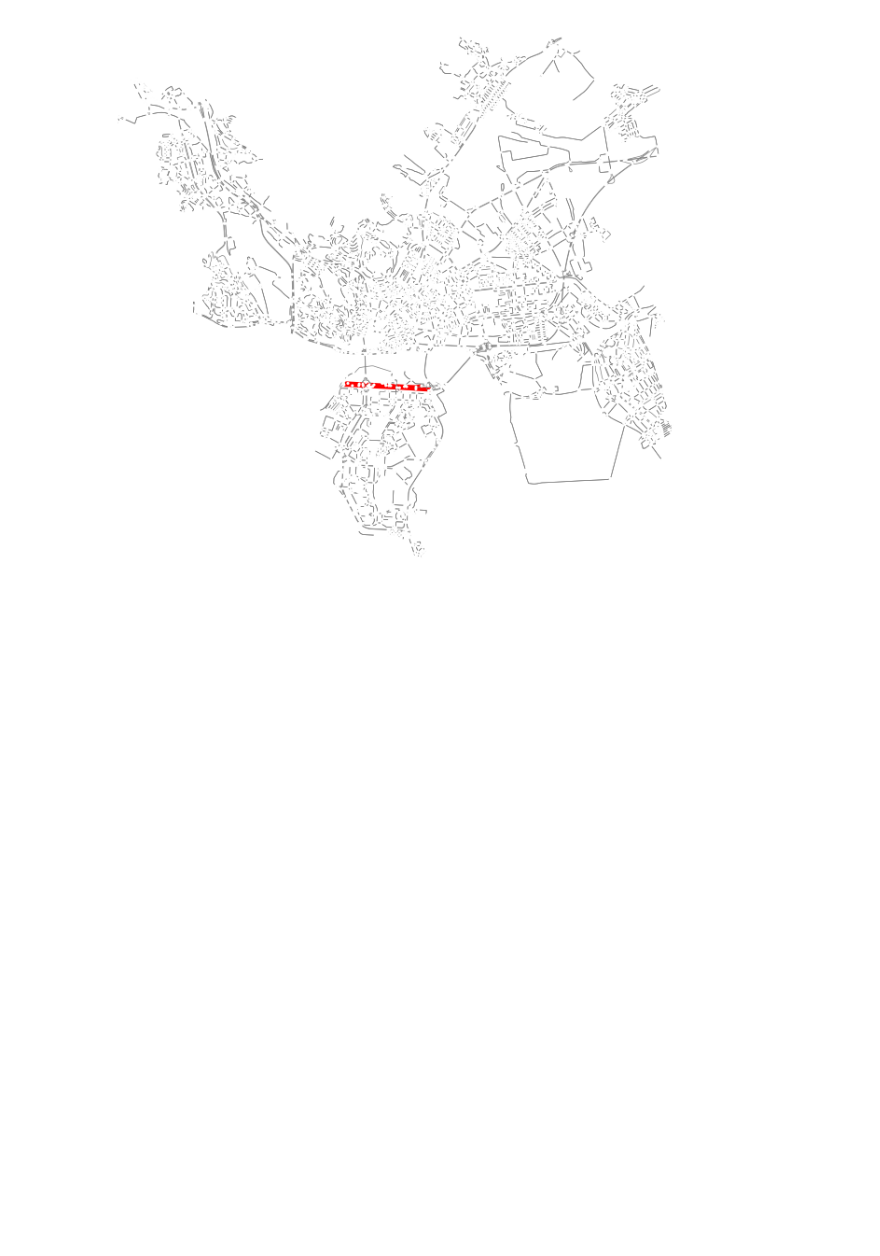
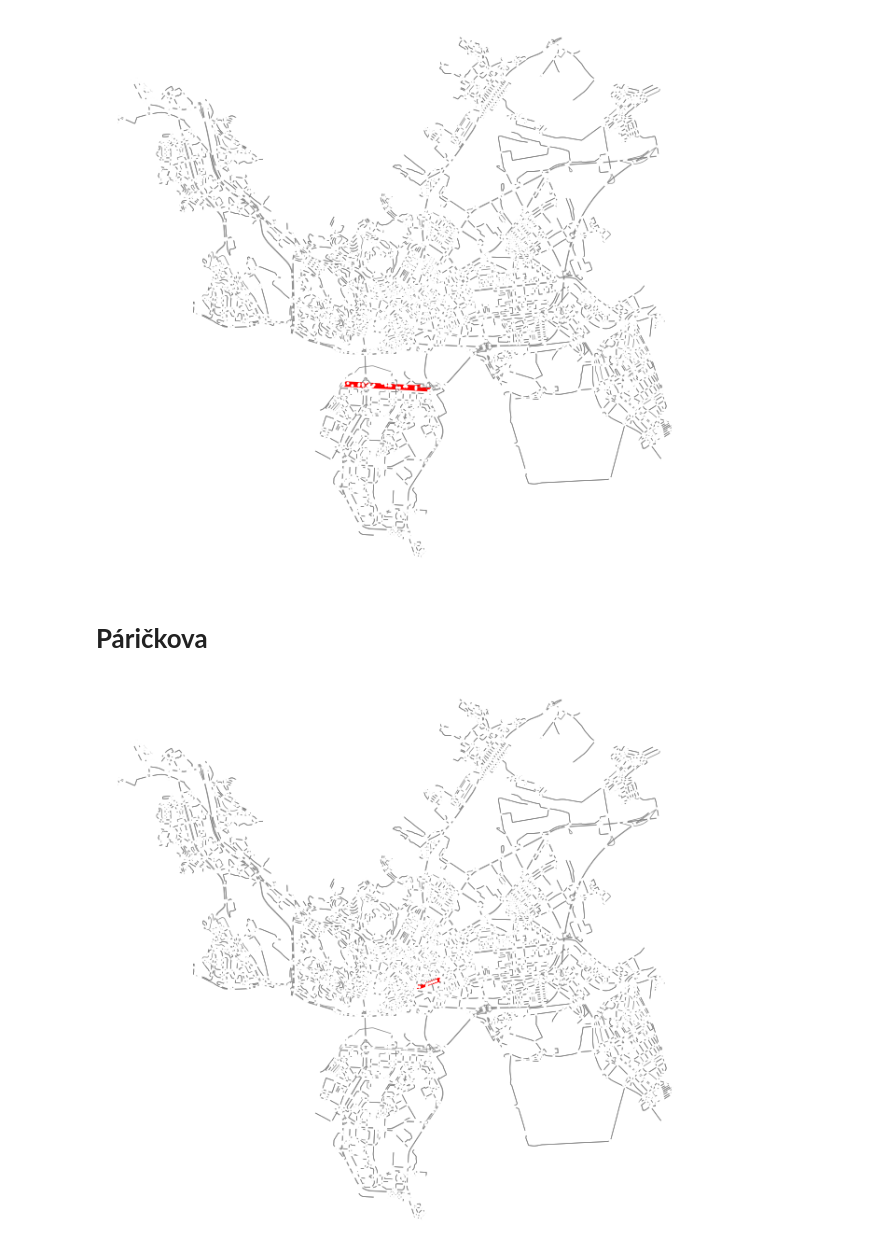
Before and after one commit to sugy-w/PRIDAV-JPD, a Jupyter notebook: Visuals of bicycle routes/visualizer.ipynb, the cells around one changed output. Cells and saved outputs as stored; diff of their text form; code cells hidden in the pictures; blank space fills up the shorter version.

Commit message:
add visualization for some routes

```diff
--- a/Visuals of bicycle routes/visualizer.ipynb
+++ b/Visuals of bicycle routes/visualizer.ipynb
@@ -77,3 +77,11 @@ edges = make_edges(G, route_streets)
 fig, ax = plot_graph(G, edges)
 # %% [output]
 [figure]
+# %% [markdown]
+# **Páričkova**
+# %%
+route_streets = ["Páričkova"]
+edges = make_edges(G, route_streets)
+fig, ax = plot_graph(G, edges)
+# %% [output]
+[figure, added]
```
Also changed, not shown: parts of 3 cells of this notebook.
